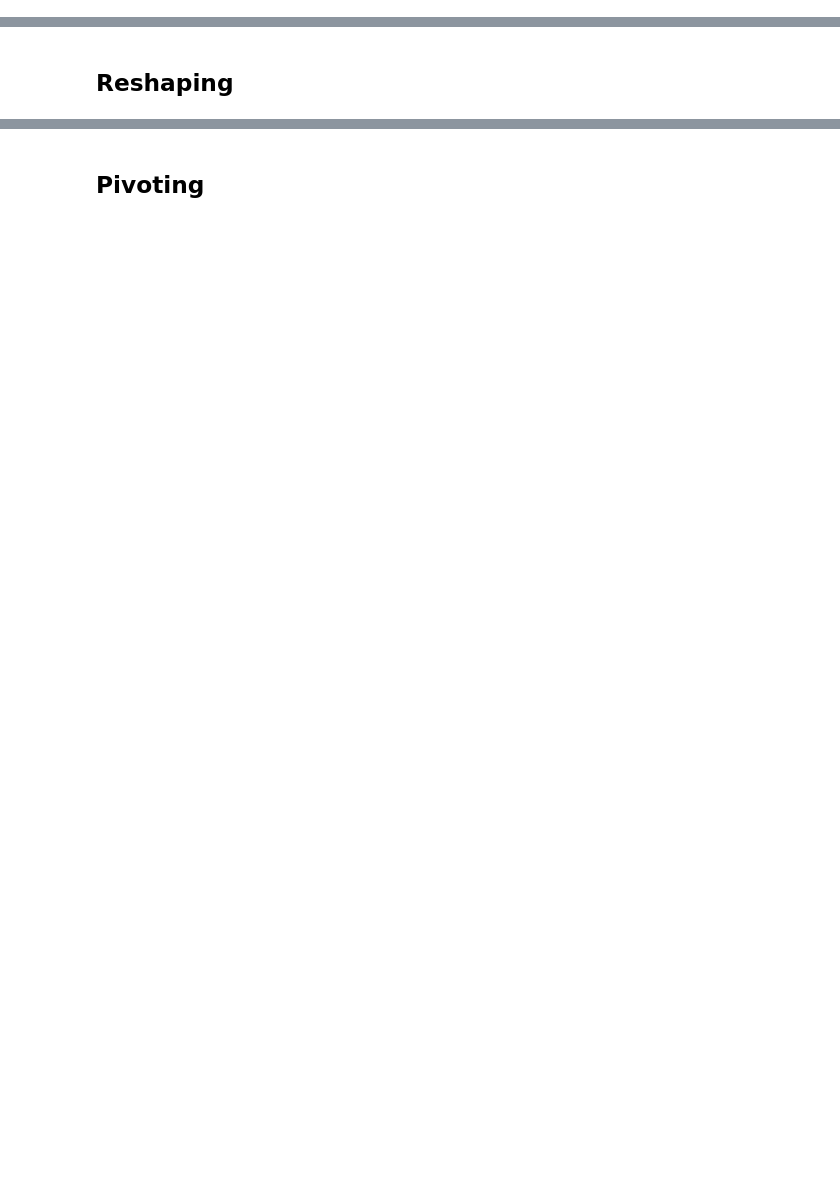
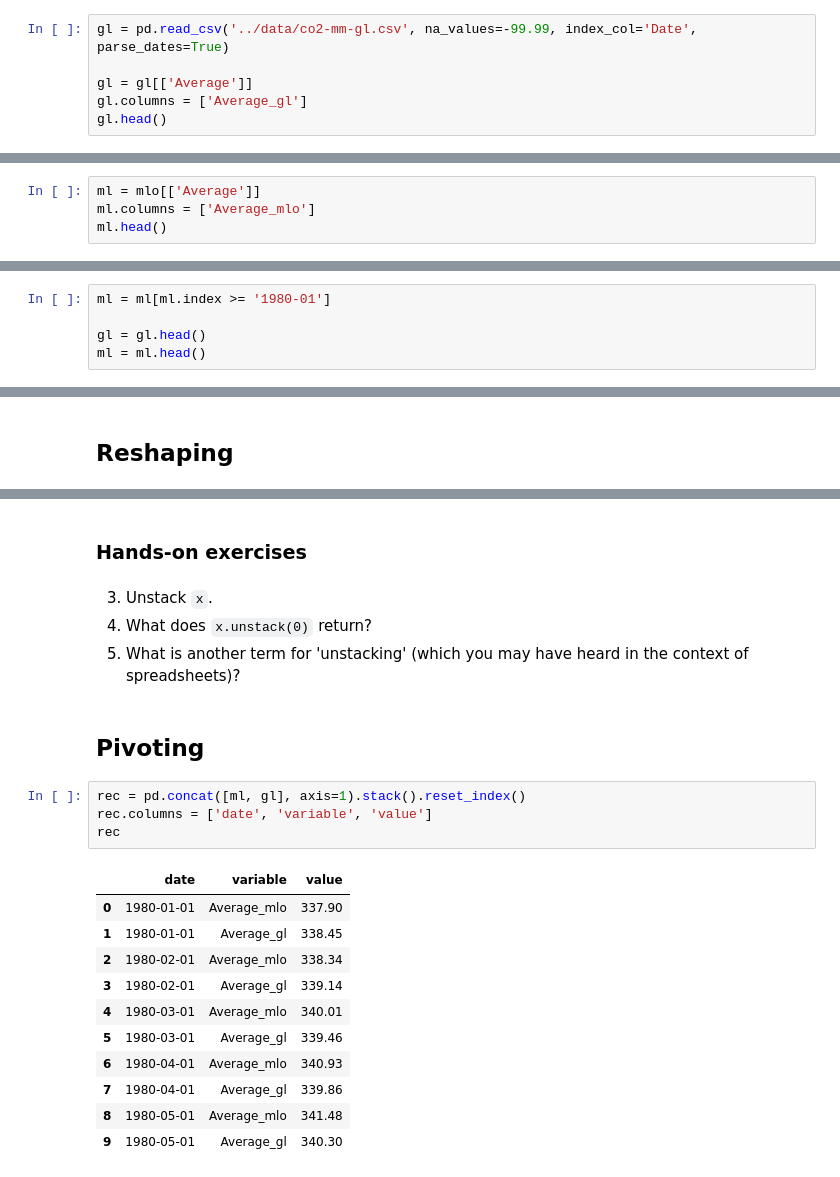
Before and after one commit to mkcor/advanced-pandas, a Jupyter notebook: notebooks/03_multiindex.ipynb, the cells around one changed output, grey strips where cells are left out. Cells and saved outputs as stored; diff of their text form; blank space fills up the shorter version.

```diff
--- a/notebooks/03_multiindex.ipynb
+++ b/notebooks/03_multiindex.ipynb
@@ -102,0 +138,6 @@ Name: Average, dtype: float64
+# %%
+gl = pd.read_csv('../data/co2-mm-gl.csv', na_values=-99.99, index_col='Date', parse_dates=True)
+
+gl = gl[['Average']]
+gl.columns = ['Average_gl']
+gl.head()
@@ -102,0 +152,4 @@ Name: Average, dtype: float64
+# %%
+ml = mlo[['Average']]
+ml.columns = ['Average_mlo']
+ml.head()
@@ -102,0 +164,5 @@ Name: Average, dtype: float64
+# %%
+ml = ml[ml.index >= '1980-01']
+
+gl = gl.head()
+ml = ml.head()
@@ -105,2 +252,24 @@ Name: Average, dtype: float64
+# %% [markdown]
+### Hands-on exercises
+# %% [markdown]
+3. Unstack `x`.
+4. What does `x.unstack(0)` return?
+5. What is another term for 'unstacking' (which you may have heard in the context of spreadsheets)?
 # %% [markdown]
 ## Pivoting
+# %%
+rec = pd.concat([ml, gl], axis=1).stack().reset_index()
+rec.columns = ['date', 'variable', 'value']
+rec
+# %% [output]
+|  | date | variable | value |
+| 0 | 1980-01-01 | Average_mlo | 337.90 |
+| 1 | 1980-01-01 | Average_gl | 338.45 |
+| 2 | 1980-02-01 | Average_mlo | 338.34 |
+| 3 | 1980-02-01 | Average_gl | 339.14 |
+| 4 | 1980-03-01 | Average_mlo | 340.01 |
+| 5 | 1980-03-01 | Average_gl | 339.46 |
+| 6 | 1980-04-01 | Average_mlo | 340.93 |
+| 7 | 1980-04-01 | Average_gl | 339.86 |
+| 8 | 1980-05-01 | Average_mlo | 341.48 |
+| 9 | 1980-05-01 | Average_gl | 340.30 |
```
Also changed, not shown: parts of 30 cells of this notebook.
